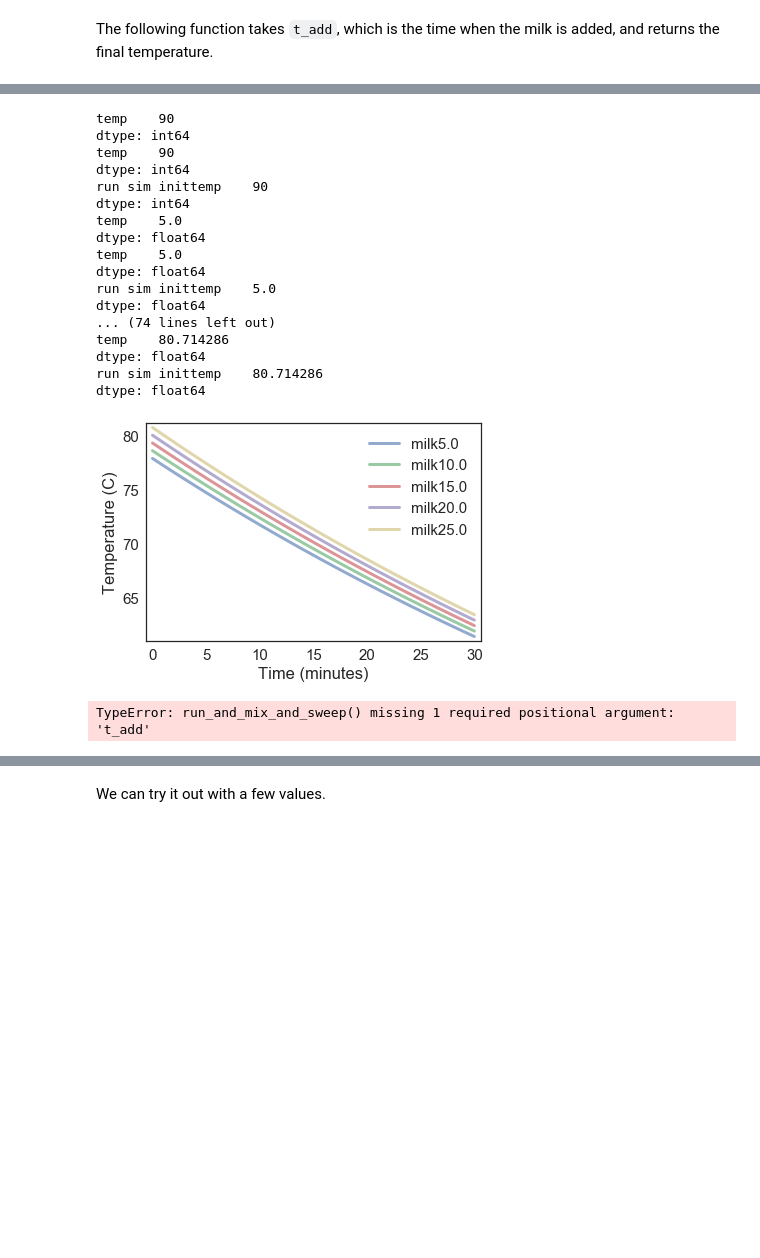
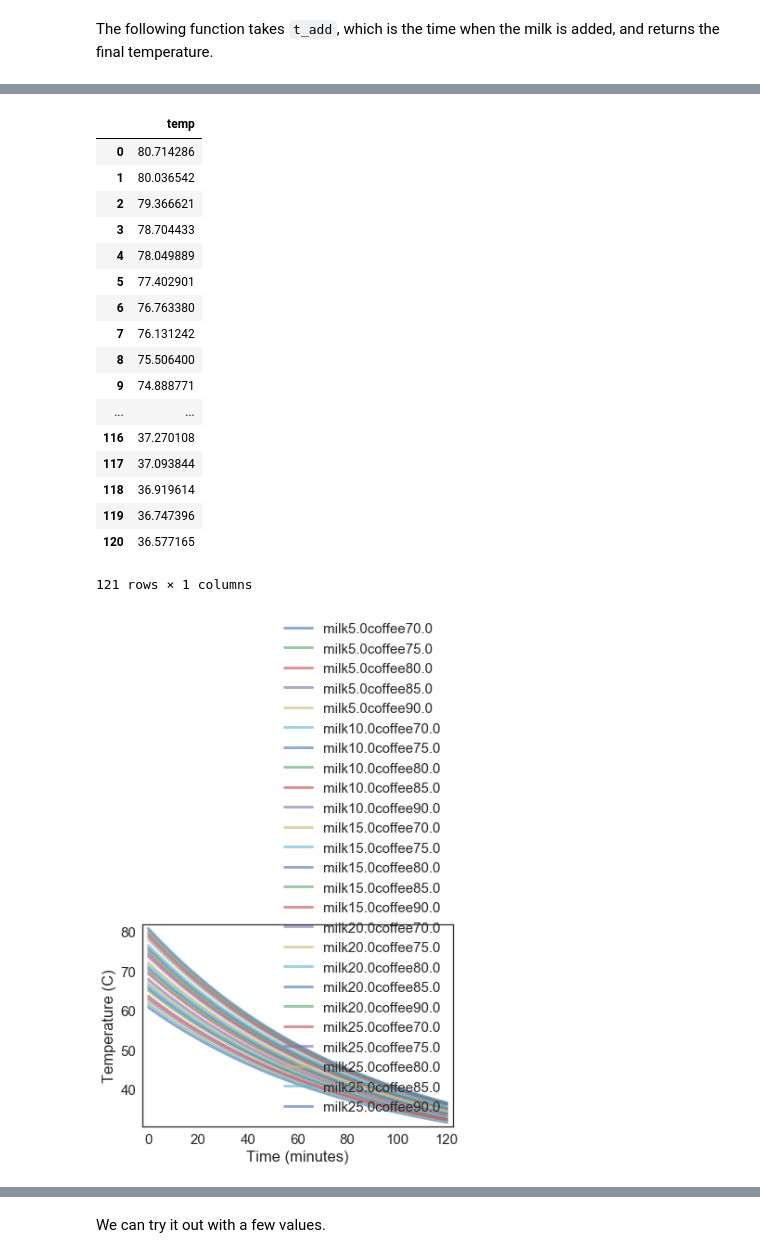
Before and after one commit to FlynnML/ModSimPy, a Jupyter notebook: code/proj2start.ipynb, the cells around one changed output, grey strips where cells are left out. Drawn from its saved outputs; the diff is of its cells as text; code cells hidden in the pictures; blank space fills up the shorter version.

```diff
--- a/code/proj2start.ipynb
+++ b/code/proj2start.ipynb
@@ -562,5 +461,20 @@ The following function takes `t_add`, which is the time when the milk is added,
+# %%
+def update(state, system):
+    """Update the thermal transfer model.
+
+    state: State (temp)
+    system: System object
+
+    returns: State (temp)
+    """
+    unpack(system)
+    T = state.temp
+    T += -r * (T - T_env) * dt
+
+
+    return State(temp=T)
 # %%
-def run_and_mix(t_add, t_total=30, T_milk0=5):
+def run_and_mix(t_add, t_total=30, T_milk0=5, T_coffee0=85):
     """Simulates two liquids and them mixes them at t_add.
 
     t_add: time in minutes
@@ -568,7 +482,7 @@ def run_and_mix(t_add, t_total=30, T_milk0=5):
 
     returns: final temperature
     """
-    coffee = make_system(T_init=90, t_end=t_add,
+    coffee = make_system(T_init=T_coffee0, t_end=t_add,
                          r=r_coffee, volume=300)
     run_simulation(coffee, update)
 
@@ -582,11 +496,14 @@ def run_and_mix(t_add, t_total=30, T_milk0=5):
 
     return mixture.results
 # %%
-def sweep_init_temp2(system, update_func):
-    T_array = linspace(5, 25, 5)
-    for i in T_array:
-        res = run_and_mix(t_add=0, t_total=30, T_milk0=i)
+def sweep_init_temp2(update_func):
+    T_milk_array = linspace(5, 25, 5)
+    T_coffee_array = linspace(70, 90, 5)
+    for i1 in T_milk_array:
+        for i2 in T_coffee_array:
+            res = run_and_mix(t_add=0, t_total=120, T_milk0=i1, T_coffee0=i2)
 
-        plot(res.temp, label='milk' + str(i))
-        decorate(xlabel='Time (minutes)',
-                 ylabel='Temperature (C)')
+            plot(res.temp, label='milk' + str(i1) + "coffee" + str(i2))
+            decorate(xlabel='Time (minutes)',
+                    ylabel='Temperature (C)')
+    return res
@@ -593,21 +529,22 @@ def sweep_init_temp2(system, update_func):
 # %%
-sweep_init_temp2(milk, update)
+sweep_init_temp2(update)
 # %% [output]
+|  | temp |
+| 0 | 80.714286 |
+| 1 | 80.036542 |
+| 2 | 79.366621 |
+| 3 | 78.704433 |
+| 4 | 78.049889 |
+| 5 | 77.402901 |
+| 6 | 76.763380 |
+| 7 | 76.131242 |
+| 8 | 75.506400 |
+| 9 | 74.888771 |
+| ... | ... |
+| 116 | 37.270108 |
+| 117 | 37.093844 |
+| 118 | 36.919614 |
+| 119 | 36.747396 |
+| 120 | 36.577165 |
-temp    90
-dtype: int64
-temp    90
-dtype: int64
-run sim inittemp    90
-dtype: int64
-temp    5.0
-dtype: float64
-temp    5.0
-dtype: float64
-run sim inittemp    5.0
-dtype: float64
-... (74 lines left out)
-temp    80.714286
-dtype: float64
-run sim inittemp    80.714286
-dtype: float64
+121 rows × 1 columns
-[figure, old version]
+[figure, new version]
@@ -635,5 +550,0 @@ def run_and_mix_and_sweep(t_add, t_total=30):
-# %%
-run_and_mix_and_sweep()
-plot(final_temp(mixture))
-# %% [output]
-TypeError: run_and_mix_and_sweep() missing 1 required positional argument: 't_add'
```
Also changed, not shown: parts of 46 cells of this notebook, 1 other file.
